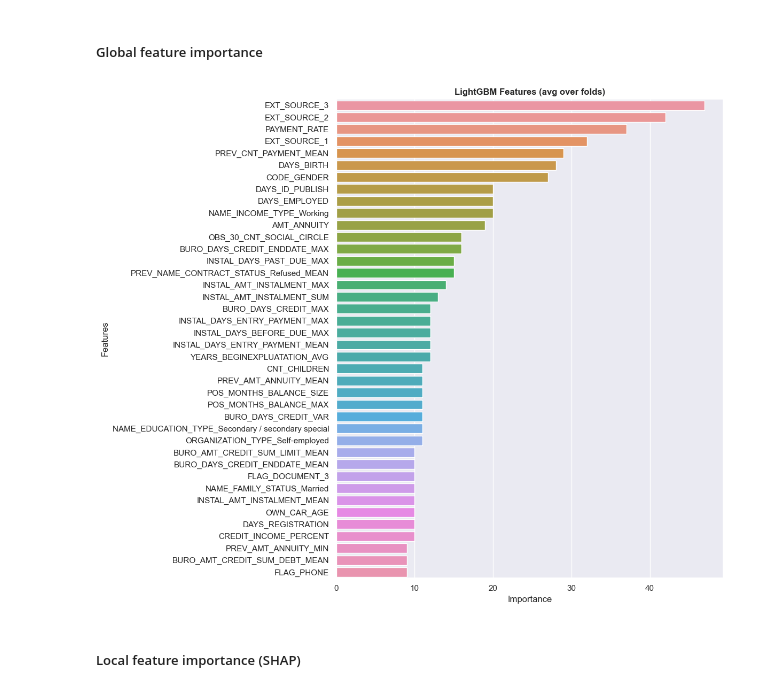
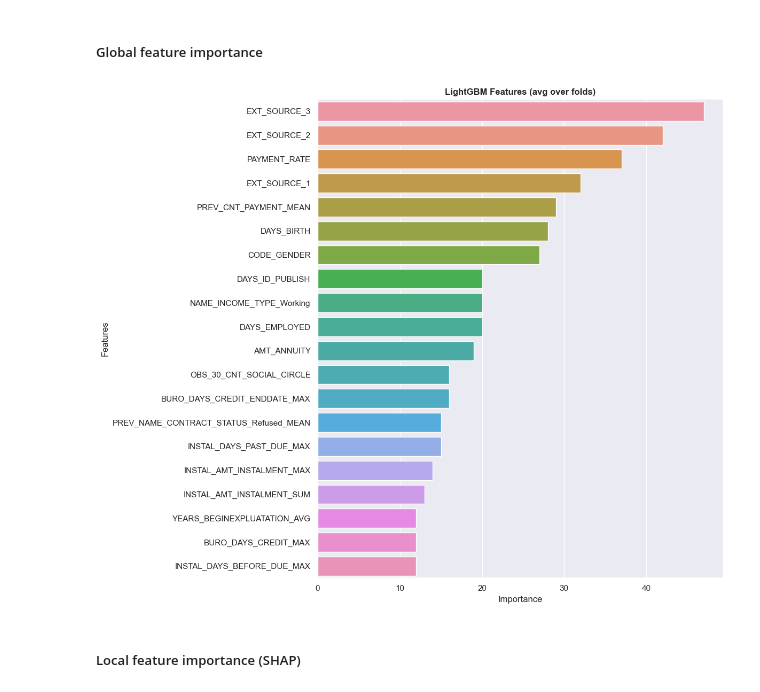
Before and after one commit to feliplim/credit-scoring, a Jupyter notebook: notebooks/3-modelling.ipynb, the cells around one changed output. Saved outputs shown, nothing was run; the diff lists cells and outputs as text; code cells hidden in the pictures.

```diff
--- a/notebooks/3-modelling.ipynb
+++ b/notebooks/3-modelling.ipynb
@@ -79,8 +81,8 @@ project_path = '/Users/felipelima/alternance/projets/credit-scoring/'
 os.chdir(project_path)
 # %%
 # Load data
-data = pd.read_csv('data/processed/train_feature_engineering.csv').drop(columns=['SK_ID_CURR'])
-#data_test = pd.read_csv('data/processed/test_feature_engineering.csv').drop(columns=['SK_ID_CURR'])
+data = pd.read_csv('data/processed/train_feature_engineering_encoded.csv').drop(columns=['SK_ID_CURR'])
+#data_test = pd.read_csv('data/processed/test_feature_engineering_encoded.csv').drop(columns=['SK_ID_CURR'])
 # %% [markdown]
 #### MLFlow
 
@@ -1158,18 +1162,18 @@ Business score = 0.20743718592964824
 # %%
 feature_importance_df_ = pd.DataFrame({'importance': lgbmc_final_model.steps[2][1].feature_importances_,
                                        'feature': x_train.columns})
 
-cols = feature_importance_df_[['feature', 'importance']].groupby('feature').mean().sort_values(by='importance', ascending=False)[:40].index
+cols = feature_importance_df_[['feature', 'importance']].groupby('feature').mean().sort_values(by='importance', ascending=False)[:20].index
 best_features = feature_importance_df_.loc[feature_importance_df_.feature.isin(cols)]
 plt.figure(figsize=(12, 10))
 sns.barplot(x="importance", y="feature", data=best_features.sort_values(by="importance", ascending=False))
 plt.xlabel("Importance", fontsize=12)
 plt.ylabel("Features", fontsize=12)
 plt.title("LightGBM Features (avg over folds)")
 plt.tight_layout()
 plt.show()
 # %% [output]
-[figure, old version]
+[figure, new version]
 # %% [markdown]
 ##### Local feature importance (SHAP)
 # %%
```
Also changed, not shown: parts of 8 cells of this notebook, 1 other file.
